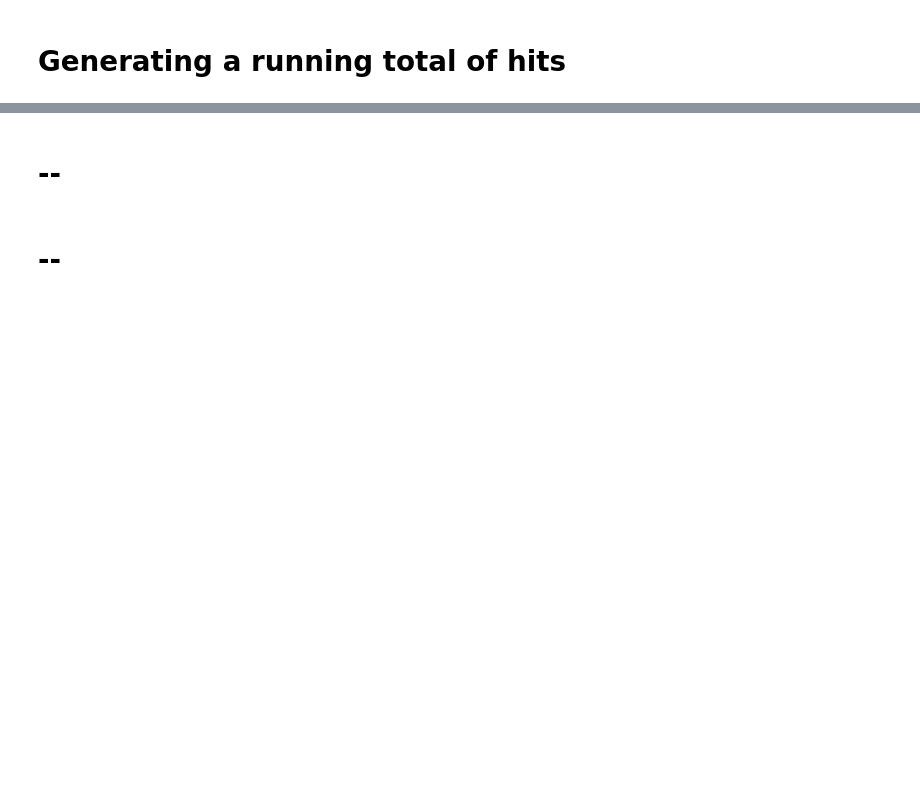
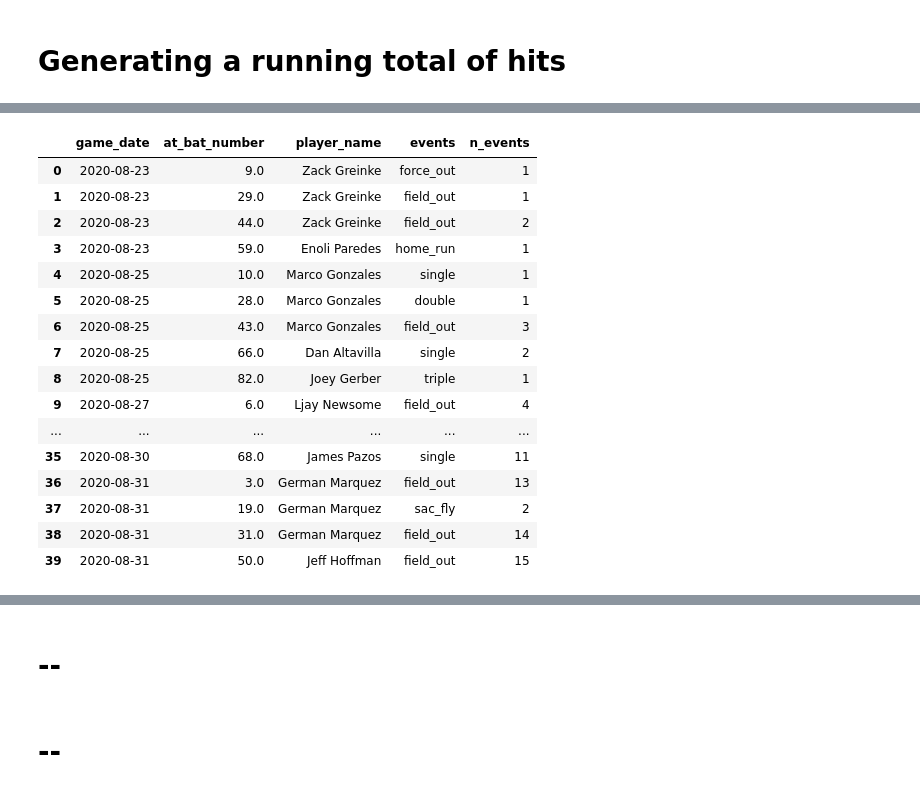
Before and after one commit to benslack19/my_DS_notes, a Jupyter notebook: SQL/SQLqueries_Padres2020.ipynb, the cells around one changed output, grey strips where cells are left out. Saved outputs shown, nothing was run; the diff lists cells and outputs as text; code cells hidden in the pictures; blank space fills up the shorter version.

```diff
--- a/SQL/SQLqueries_Padres2020.ipynb
+++ b/SQL/SQLqueries_Padres2020.ipynb
@@ -265,0 +383,33 @@ pd.read_sql_query(sql_query, con)
+# %%
+# Machado's running total of stats in last 10 days
+sql_query = """
+SELECT game_date, at_bat_number, player_name, events,
+       COUNT(events) OVER(PARTITION BY events ORDER BY game_date, at_bat_number) AS n_events
+FROM statcast2020
+WHERE batter = (SELECT DISTINCT key_mlbam
+                FROM player_id
+                WHERE name_last = 'machado'
+                AND name_first = 'manny')
+AND events IS NOT NULL
+AND CURRENT_DATE - CAST(game_date AS DATE) < 10
+ORDER BY game_date, at_bat_number;
+"""
+pd.read_sql_query(sql_query, con)
+# %% [output]
+|  | game_date | at_bat_number | player_name | events | n_events |
+| 0 | 2020-08-23 | 9.0 | Zack Greinke | force_out | 1 |
+| 1 | 2020-08-23 | 29.0 | Zack Greinke | field_out | 1 |
+| 2 | 2020-08-23 | 44.0 | Zack Greinke | field_out | 2 |
+| 3 | 2020-08-23 | 59.0 | Enoli Paredes | home_run | 1 |
+| 4 | 2020-08-25 | 10.0 | Marco Gonzales | single | 1 |
+| 5 | 2020-08-25 | 28.0 | Marco Gonzales | double | 1 |
+| 6 | 2020-08-25 | 43.0 | Marco Gonzales | field_out | 3 |
+| 7 | 2020-08-25 | 66.0 | Dan Altavilla | single | 2 |
+| 8 | 2020-08-25 | 82.0 | Joey Gerber | triple | 1 |
+| 9 | 2020-08-27 | 6.0 | Ljay Newsome | field_out | 4 |
+| ... | ... | ... | ... | ... | ... |
+| 35 | 2020-08-30 | 68.0 | James Pazos | single | 11 |
+| 36 | 2020-08-31 | 3.0 | German Marquez | field_out | 13 |
+| 37 | 2020-08-31 | 19.0 | German Marquez | sac_fly | 2 |
+| 38 | 2020-08-31 | 31.0 | German Marquez | field_out | 14 |
+| 39 | 2020-08-31 | 50.0 | Jeff Hoffman | field_out | 15 |
```
Also changed, not shown: parts of 19 cells of this notebook, 9 other files.
